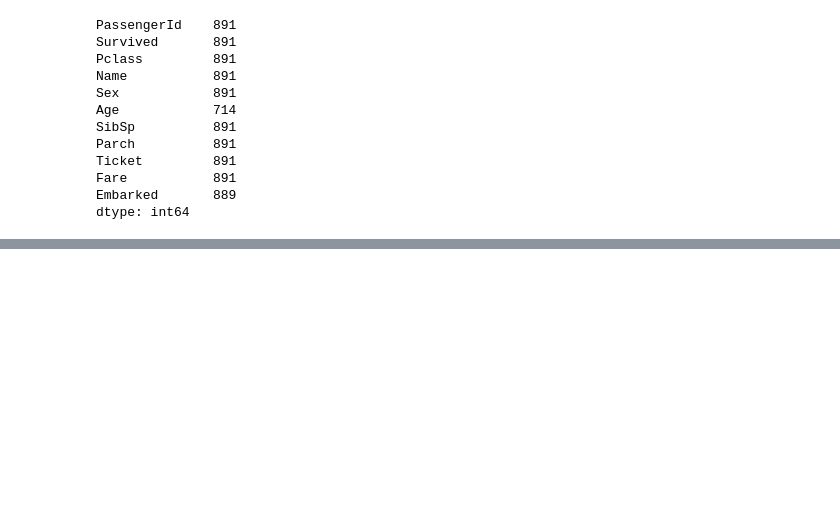
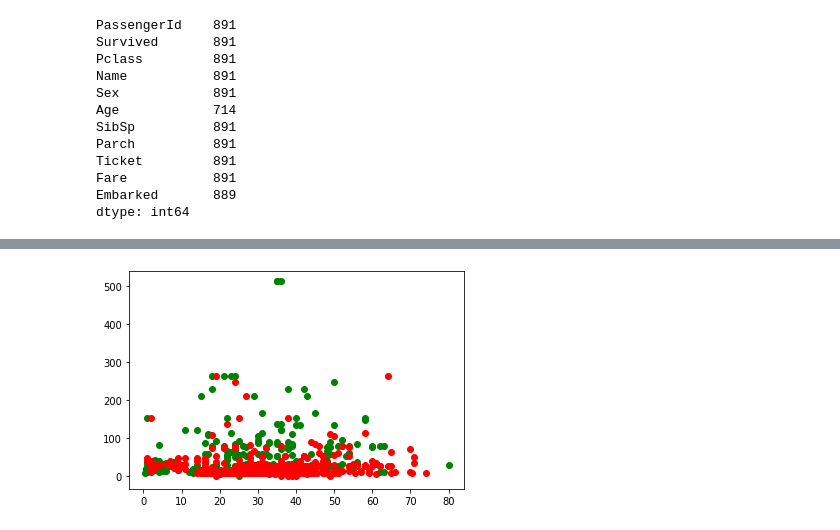
Before and after one commit to komi24/IB201116, a Jupyter notebook: Data.ipynb, the cells around one changed output, grey strips where cells are left out. Drawn from its saved outputs; the diff is of its cells as text; code cells hidden in the pictures; blank space fills up the shorter version.

```diff
--- a/Data.ipynb
+++ b/Data.ipynb
@@ -364,0 +430,11 @@ df = pd.read_csv("train.csv")
+# %%
+import matplotlib.pyplot as plt
+
+survivants = df[df["Survived"]==1]
+morts = df[df["Survived"]==0]
+plt.scatter(survivants["Age"], survivants["Fare"], color="g")
+plt.scatter(morts["Age"], morts["Fare"], color="r")
+
+plt.show()
+# %% [output]
+[figure, added]
```
Also changed, not shown: parts of 17 cells of this notebook.
